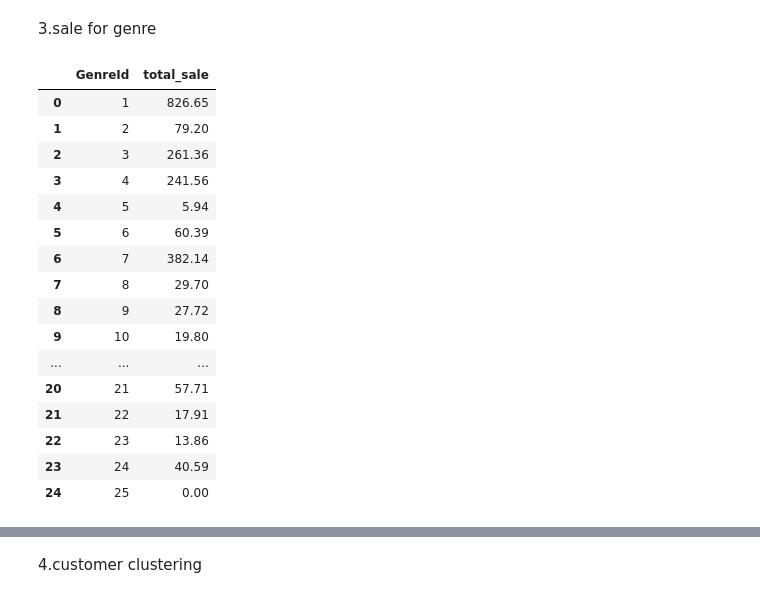
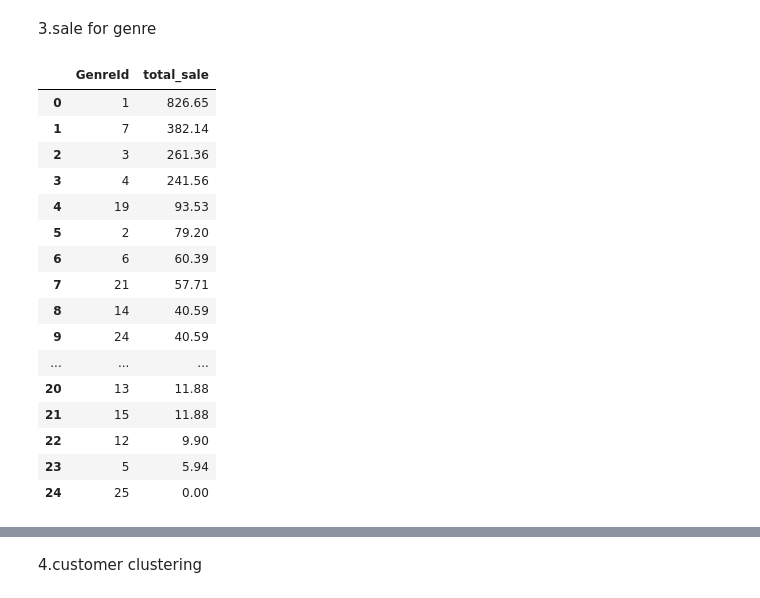
Before and after one commit to Mostafa2rz1/Chinook, a Jupyter notebook: 2.EDA/EDA.ipynb, the cells around one changed output, grey strips where cells are left out. Cells and saved outputs as stored; diff of their text form; code cells hidden in the pictures.

```diff
--- a/2.EDA/EDA.ipynb
+++ b/2.EDA/EDA.ipynb
@@ -539,24 +539,24 @@ df_mean_time_for_album
 # %% [markdown]
 3.sale for genre
 # %%
-df_sale_genre = df_tarck_with_sale.groupby('GenreId')['total_sale'].sum().reset_index()
+df_sale_genre = df_tarck_with_sale.groupby('GenreId')['total_sale'].sum().sort_values( ascending=False).reset_index()
 df_sale_genre
 # %% [output]
 |  | GenreId | total_sale |
 | 0 | 1 | 826.65 |
-| 1 | 2 | 79.20 |
+| 1 | 7 | 382.14 |
 | 2 | 3 | 261.36 |
 | 3 | 4 | 241.56 |
-| 4 | 5 | 5.94 |
-| 5 | 6 | 60.39 |
-| 6 | 7 | 382.14 |
-| 7 | 8 | 29.70 |
-| 8 | 9 | 27.72 |
-| 9 | 10 | 19.80 |
+| 4 | 19 | 93.53 |
+| 5 | 2 | 79.20 |
+| 6 | 6 | 60.39 |
+| 7 | 21 | 57.71 |
+| 8 | 14 | 40.59 |
+| 9 | 24 | 40.59 |
 | ... | ... | ... |
-| 20 | 21 | 57.71 |
-| 21 | 22 | 17.91 |
-| 22 | 23 | 13.86 |
-| 23 | 24 | 40.59 |
+| 20 | 13 | 11.88 |
+| 21 | 15 | 11.88 |
+| 22 | 12 | 9.90 |
+| 23 | 5 | 5.94 |
 | 24 | 25 | 0.00 |
 # %%
```
Also changed, not shown: parts of 1 cell of this notebook.
